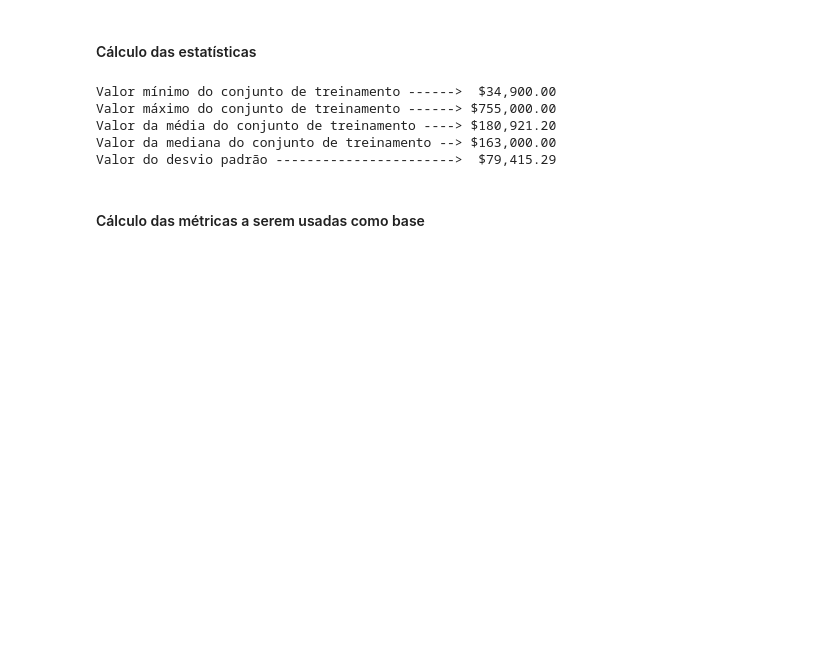
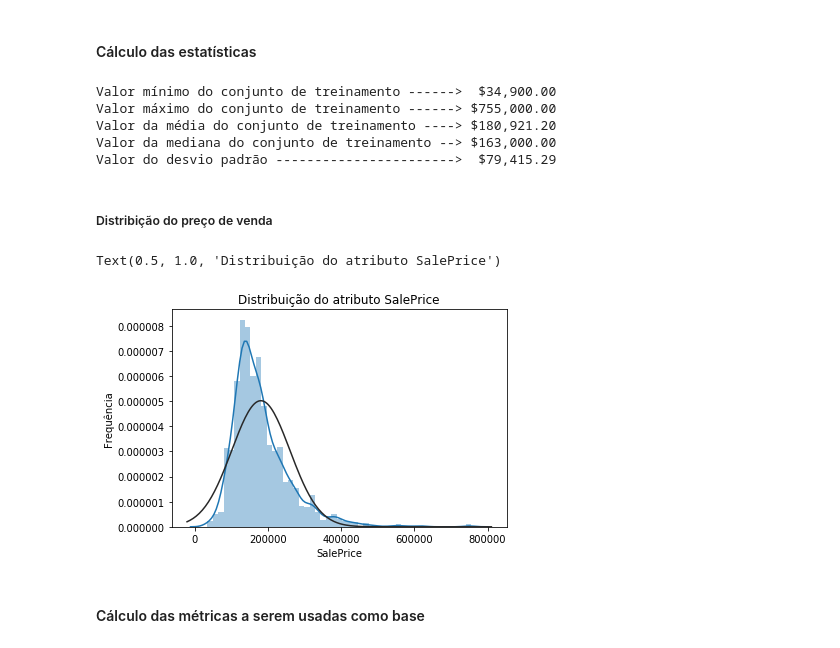
Before and after one commit to robsonrung/MLND-Capstone-Project, a Jupyter notebook: MLND-Capstone-Projeto.ipynb, the cells around one changed output. Saved outputs shown, nothing was run; the diff lists cells and outputs as text; code cells hidden in the pictures; blank space fills up the shorter version.

```diff
--- a/MLND-Capstone-Projeto.ipynb
+++ b/MLND-Capstone-Projeto.ipynb
@@ -203,6 +203,16 @@ Valor máximo do conjunto de treinamento ------> $755,000.00
 Valor da média do conjunto de treinamento ----> $180,921.20
 Valor da mediana do conjunto de treinamento --> $163,000.00
 Valor do desvio padrão ----------------------->  $79,415.29
+# %% [markdown]
+##### Distribição do preço de venda
+# %%
+sns.distplot(train['SalePrice'] , fit=norm);
+
+plt.ylabel('Frequência')
+plt.title('Distribuição do atributo SalePrice')
+# %% [output]
+Text(0.5, 1.0, 'Distribuição do atributo SalePrice')
+[figure, added]
 # %% [markdown]
 #### Cálculo das métricas a serem usadas como base
 # %% [markdown]
```
Also changed, not shown: parts of 54 cells of this notebook.
